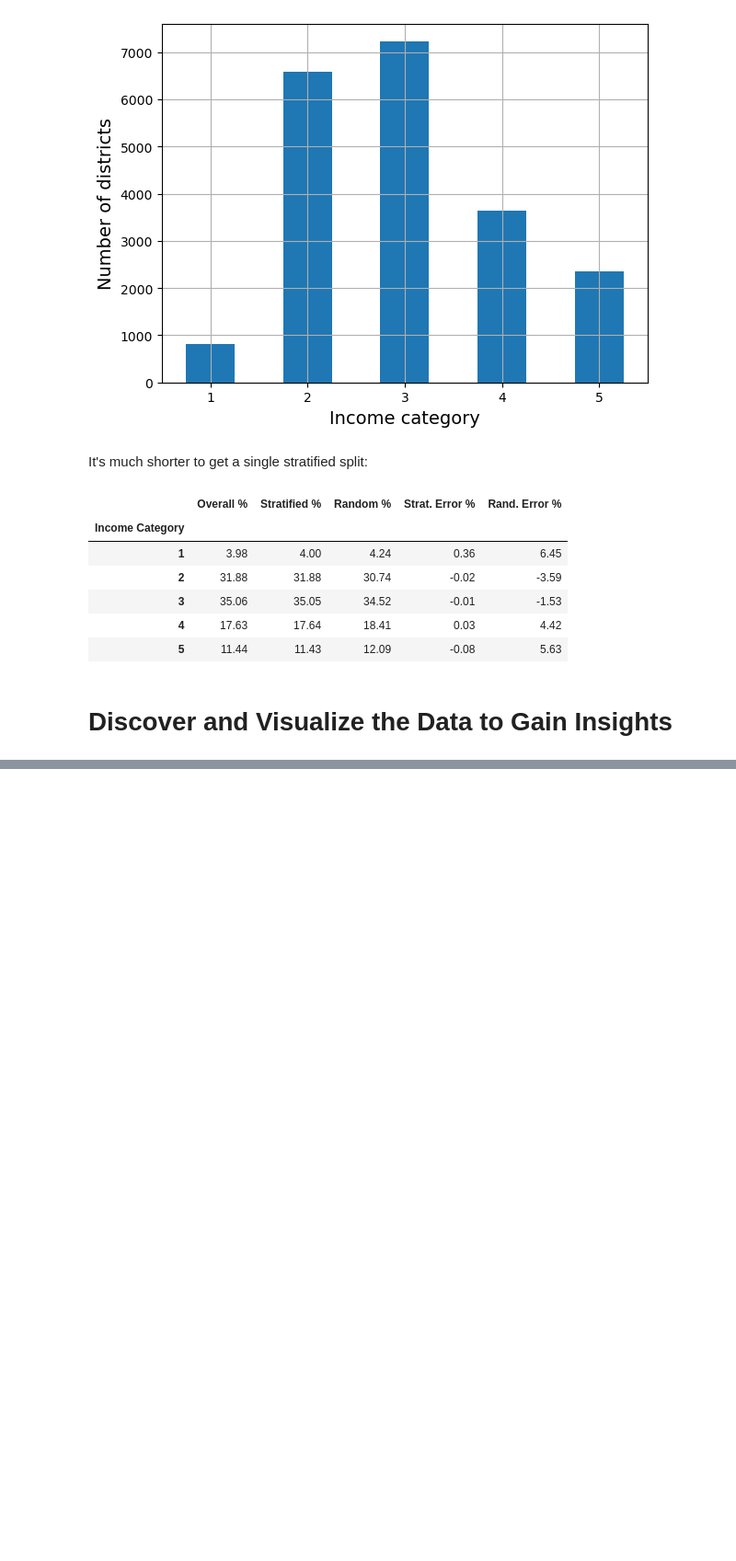
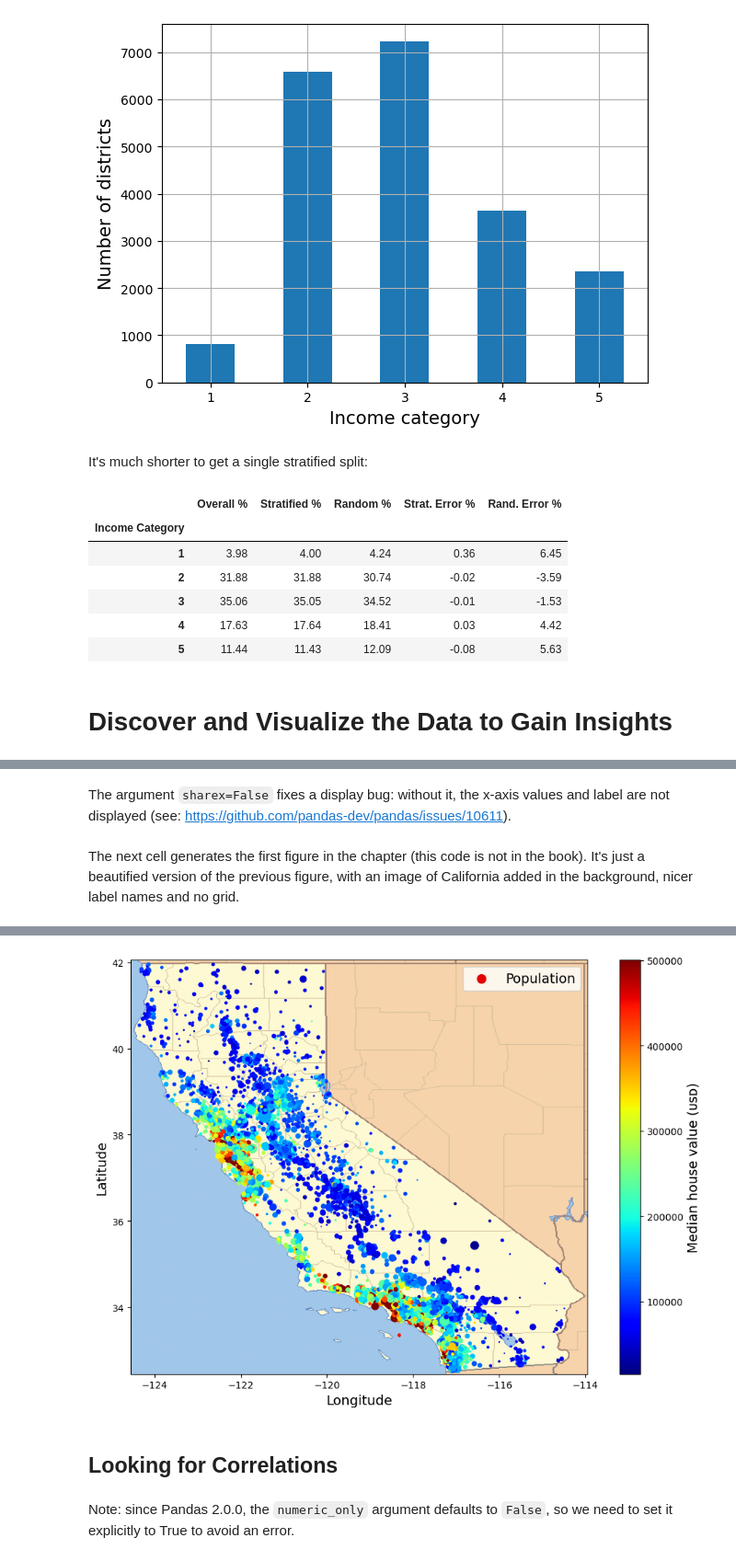
Before and after one commit to saiedalo/hands-on-ml-notebooks, a Jupyter notebook: hands-on-ml-2.ipynb, the cells around one changed output, grey strips where cells are left out. Shown at 92% size. Drawn from its saved outputs; the diff is of its cells as text; code cells hidden in the pictures; blank space fills up the shorter version.

```diff
--- a/hands-on-ml-2.ipynb
+++ b/hands-on-ml-2.ipynb
@@ -251,0 +277,33 @@ for set_ in (strat_train_set, strat_test_set):
+# %% [markdown]
+The argument `sharex=False` fixes a display bug: without it, the x-axis values and label are not displayed (see: https://github.com/pandas-dev/pandas/issues/10611).
+# %% [markdown]
+The next cell generates the first figure in the chapter (this code is not in the book). It's just a beautified version of the previous figure, with an image of California added in the background, nicer label names and no grid.
+# %%
+# extra code – this cell generates the first figure in the chapter
+
+# Download the California image
+filename = "california.png"
+if not (IMAGES_PATH / filename).is_file():
+    homl3_root = "https://github.com/ageron/handson-ml3/raw/main/"
+    url = homl3_root + "images/end_to_end_project/" + filename
+    print("Downloading", filename)
+    urllib.request.urlretrieve(url, IMAGES_PATH / filename)
+
+housing_renamed = housing.rename(columns={
+    "latitude": "Latitude", "longitude": "Longitude",
+    "population": "Population",
+    "median_house_value": "Median house value (ᴜsᴅ)"})
+housing_renamed.plot(
+             kind="scatter", x="Longitude", y="Latitude",
+             s=housing_renamed["Population"] / 100, label="Population",
+             c="Median house value (ᴜsᴅ)", cmap="jet", colorbar=True,
+             legend=True, sharex=False, figsize=(10, 7))
+
+california_img = plt.imread(IMAGES_PATH / filename)
+axis = -124.55, -113.95, 32.45, 42.05
+plt.axis(axis)
+plt.imshow(california_img, extent=axis)
+
+save_fig("california_housing_prices_plot")
+plt.show()
+# %% [output]
@@ -251,0 +311,5 @@ for set_ in (strat_train_set, strat_test_set):
+[figure, added]
+# %% [markdown]
+## Looking for Correlations
+# %% [markdown]
+Note: since Pandas 2.0.0, the `numeric_only` argument defaults to `False`, so we need to set it explicitly to True to avoid an error.
```
Also changed, not shown: parts of 13 cells of this notebook.
